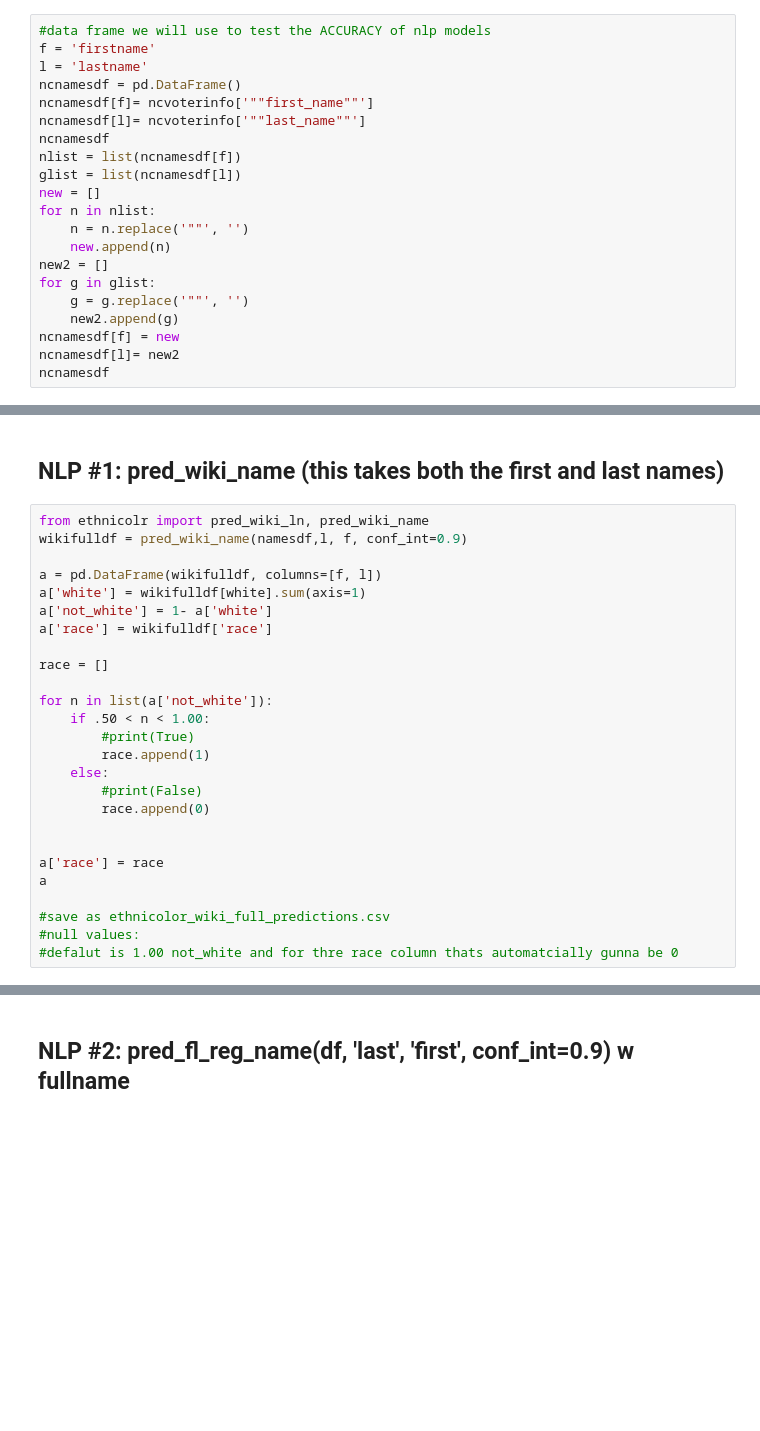
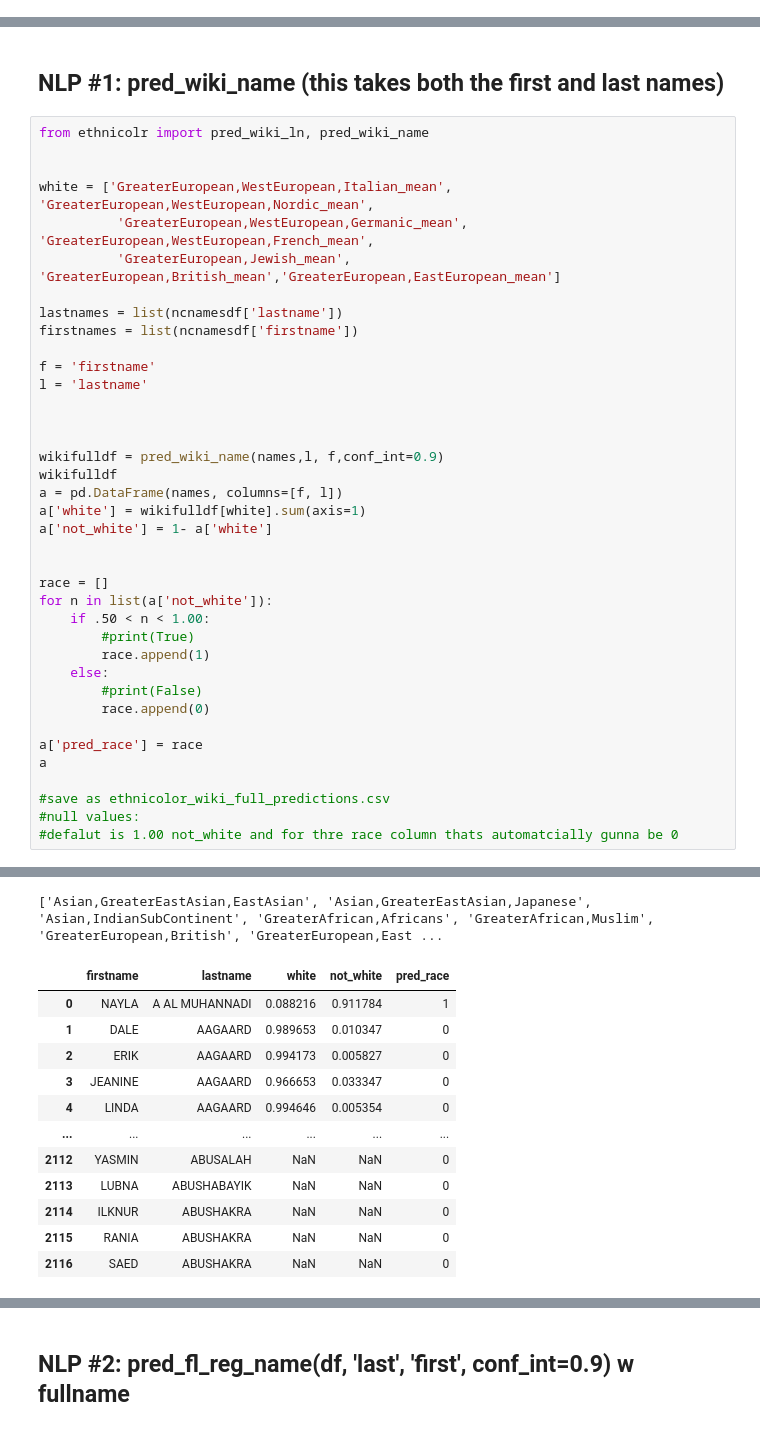
Before and after one commit to DSPG-Young-Scholars-Program/dspg23businessclimate, a Jupyter notebook: codes/NLPaccuracy.ipynb, the cells around one changed output, grey strips where cells are left out. Cells and saved outputs as stored; diff of their text form; blank space fills up the shorter version.

```diff
--- a/codes/NLPaccuracy.ipynb
+++ b/codes/NLPaccuracy.ipynb
@@ -38,24 +32,3 @@ ncvoterinfo
 2123 rows × 67 columns
 # %% [markdown]
 ## load names from NC data
-# %%
-#data frame we will use to test the ACCURACY of nlp models
-f = 'firstname'
-l = 'lastname'
-ncnamesdf = pd.DataFrame()
-ncnamesdf[f]= ncvoterinfo['""first_name""']
-ncnamesdf[l]= ncvoterinfo['""last_name""']
-ncnamesdf
-nlist = list(ncnamesdf[f])
-glist = list(ncnamesdf[l])
-new = []
-for n in nlist:
-    n = n.replace('""', '')
-    new.append(n)
-new2 = []
-for g in glist:
-    g = g.replace('""', '')
-    new2.append(g)
-ncnamesdf[f] = new
-ncnamesdf[l]= new2
-ncnamesdf
@@ -77,15 +128,28 @@ ncnamesdf
 ## NLP #1: pred_wiki_name (this takes both the first and last names)
 # %%
 from ethnicolr import pred_wiki_ln, pred_wiki_name
-wikifulldf = pred_wiki_name(namesdf,l, f, conf_int=0.9)
 
-a = pd.DataFrame(wikifulldf, columns=[f, l])
+
+white = ['GreaterEuropean,WestEuropean,Italian_mean', 'GreaterEuropean,WestEuropean,Nordic_mean',
+          'GreaterEuropean,WestEuropean,Germanic_mean', 'GreaterEuropean,WestEuropean,French_mean',
+          'GreaterEuropean,Jewish_mean', 'GreaterEuropean,British_mean','GreaterEuropean,EastEuropean_mean']
+
+lastnames = list(ncnamesdf['lastname'])
+firstnames = list(ncnamesdf['firstname'])
+
+f = 'firstname'
+l = 'lastname'
+
+
+
+wikifulldf = pred_wiki_name(names,l, f,conf_int=0.9)
+wikifulldf
+a = pd.DataFrame(names, columns=[f, l])
 a['white'] = wikifulldf[white].sum(axis=1)
 a['not_white'] = 1- a['white']
-a['race'] = wikifulldf['race']
+
 
 race = []
-
 for n in list(a['not_white']):
     if .50 < n < 1.00:
         #print(True)
@@ -94,10 +158,10 @@ for n in list(a['not_white']):
         #print(False)
         race.append(0)
 
-
-a['race'] = race
+a['pred_race'] = race
 a
 
 #save as ethnicolor_wiki_full_predictions.csv
 #null values:
 #defalut is 1.00 not_white and for thre race column thats automatcially gunna be 0
+# %% [output]
@@ -103,0 +169,13 @@ a
+['Asian,GreaterEastAsian,EastAsian', 'Asian,GreaterEastAsian,Japanese', 'Asian,IndianSubContinent', 'GreaterAfrican,Africans', 'GreaterAfrican,Muslim', 'GreaterEuropean,British', 'GreaterEuropean,East ...
+|  | firstname | lastname | white | not_white | pred_race |
+| 0 | NAYLA | A AL MUHANNADI | 0.088216 | 0.911784 | 1 |
+| 1 | DALE | AAGAARD | 0.989653 | 0.010347 | 0 |
+| 2 | ERIK | AAGAARD | 0.994173 | 0.005827 | 0 |
+| 3 | JEANINE | AAGAARD | 0.966653 | 0.033347 | 0 |
+| 4 | LINDA | AAGAARD | 0.994646 | 0.005354 | 0 |
+| ... | ... | ... | ... | ... | ... |
+| 2112 | YASMIN | ABUSALAH | NaN | NaN | 0 |
+| 2113 | LUBNA | ABUSHABAYIK | NaN | NaN | 0 |
+| 2114 | ILKNUR | ABUSHAKRA | NaN | NaN | 0 |
+| 2115 | RANIA | ABUSHAKRA | NaN | NaN | 0 |
+| 2116 | SAED | ABUSHAKRA | NaN | NaN | 0 |
```
Also changed, not shown: parts of 35 cells of this notebook, 1 other file.
